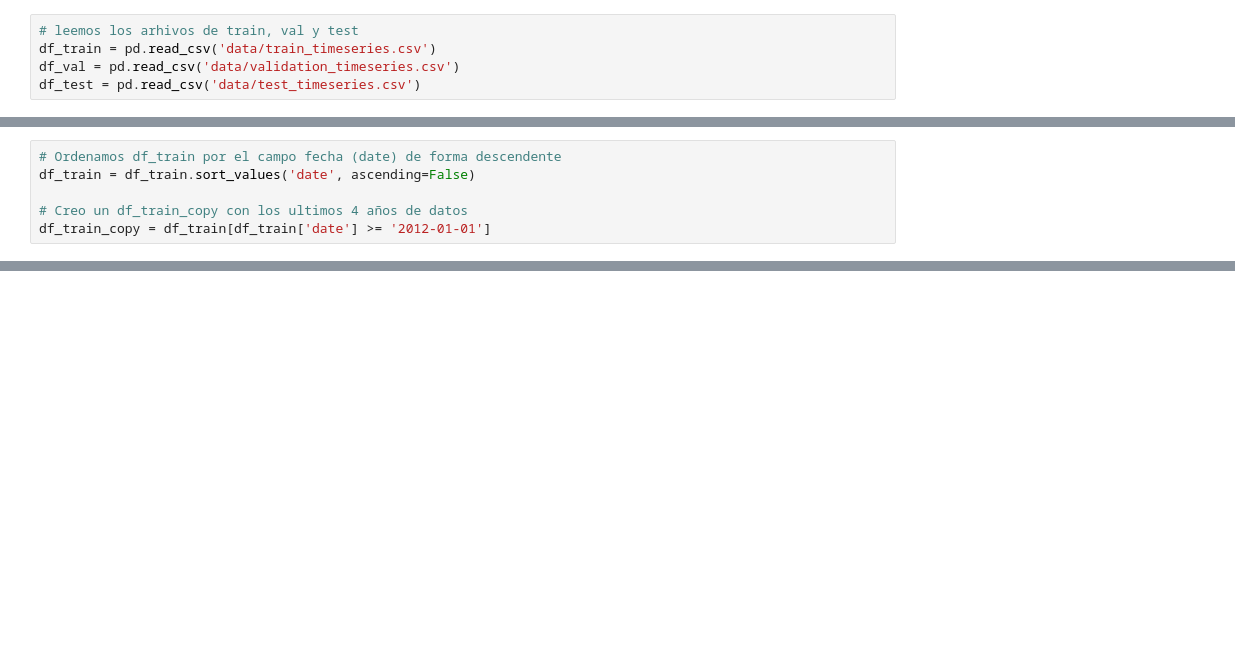
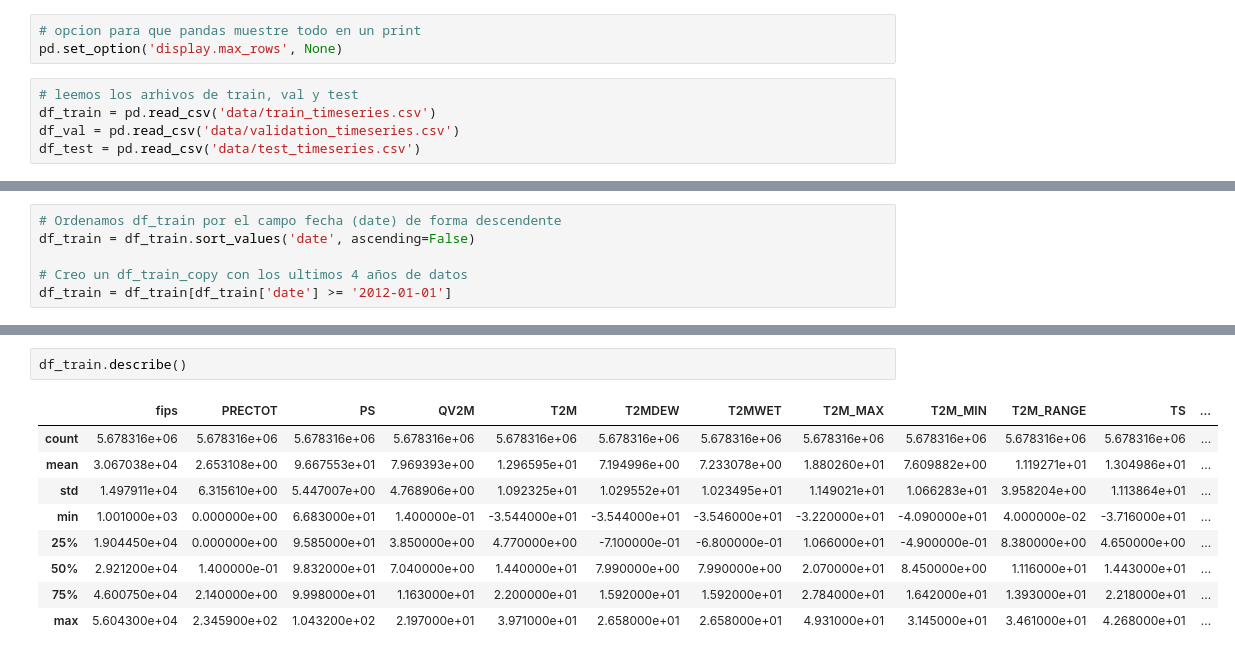
Before and after one commit to famarti/tp_final_fundamentos, a Jupyter notebook: TP_facu.ipynb, the cells around one changed output, grey strips where cells are left out. Drawn from its saved outputs; the diff is of its cells as text; blank space fills up the shorter version.

```diff
--- a/TP_facu.ipynb
+++ b/TP_facu.ipynb
@@ -4,3 +5,6 @@ import sweetviz as sv
+# %%
+# opcion para que pandas muestre todo en un print
+pd.set_option('display.max_rows', None)
 # %%
 # leemos los arhivos de train, val y test
 df_train = pd.read_csv('data/train_timeseries.csv')
@@ -18,7 +15,7 @@ TypeError: DataframeReport.show_html() got an unexpected keyword argument 'show_
 df_train = df_train.sort_values('date', ascending=False)
 
 # Creo un df_train_copy con los ultimos 4 años de datos
-df_train_copy = df_train[df_train['date'] >= '2012-01-01']
+df_train = df_train[df_train['date'] >= '2012-01-01']
 # %%
 min(df_train.date),max(df_train.date)
 # %% [output]
@@ -25,0 +52,12 @@ min(df_train.date),max(df_train.date)
+# %%
+df_train.describe()
+# %% [output]
+|  | fips | PRECTOT | PS | QV2M | T2M | T2MDEW | T2MWET | T2M_MAX | T2M_MIN | T2M_RANGE | TS | ... |
+| count | 5.678316e+06 | 5.678316e+06 | 5.678316e+06 | 5.678316e+06 | 5.678316e+06 | 5.678316e+06 | 5.678316e+06 | 5.678316e+06 | 5.678316e+06 | 5.678316e+06 | 5.678316e+06 | ... |
+| mean | 3.067038e+04 | 2.653108e+00 | 9.667553e+01 | 7.969393e+00 | 1.296595e+01 | 7.194996e+00 | 7.233078e+00 | 1.880260e+01 | 7.609882e+00 | 1.119271e+01 | 1.304986e+01 | ... |
+| std | 1.497911e+04 | 6.315610e+00 | 5.447007e+00 | 4.768906e+00 | 1.092325e+01 | 1.029552e+01 | 1.023495e+01 | 1.149021e+01 | 1.066283e+01 | 3.958204e+00 | 1.113864e+01 | ... |
+| min | 1.001000e+03 | 0.000000e+00 | 6.683000e+01 | 1.400000e-01 | -3.544000e+01 | -3.544000e+01 | -3.546000e+01 | -3.220000e+01 | -4.090000e+01 | 4.000000e-02 | -3.716000e+01 | ... |
+| 25% | 1.904450e+04 | 0.000000e+00 | 9.585000e+01 | 3.850000e+00 | 4.770000e+00 | -7.100000e-01 | -6.800000e-01 | 1.066000e+01 | -4.900000e-01 | 8.380000e+00 | 4.650000e+00 | ... |
+| 50% | 2.921200e+04 | 1.400000e-01 | 9.832000e+01 | 7.040000e+00 | 1.440000e+01 | 7.990000e+00 | 7.990000e+00 | 2.070000e+01 | 8.450000e+00 | 1.116000e+01 | 1.443000e+01 | ... |
+| 75% | 4.600750e+04 | 2.140000e+00 | 9.998000e+01 | 1.163000e+01 | 2.200000e+01 | 1.592000e+01 | 1.592000e+01 | 2.784000e+01 | 1.642000e+01 | 1.393000e+01 | 2.218000e+01 | ... |
+| max | 5.604300e+04 | 2.345900e+02 | 1.043200e+02 | 2.197000e+01 | 3.971000e+01 | 2.658000e+01 | 2.658000e+01 | 4.931000e+01 | 3.145000e+01 | 3.461000e+01 | 4.268000e+01 | ... |
```
Also changed, not shown: parts of 10 cells of this notebook.
